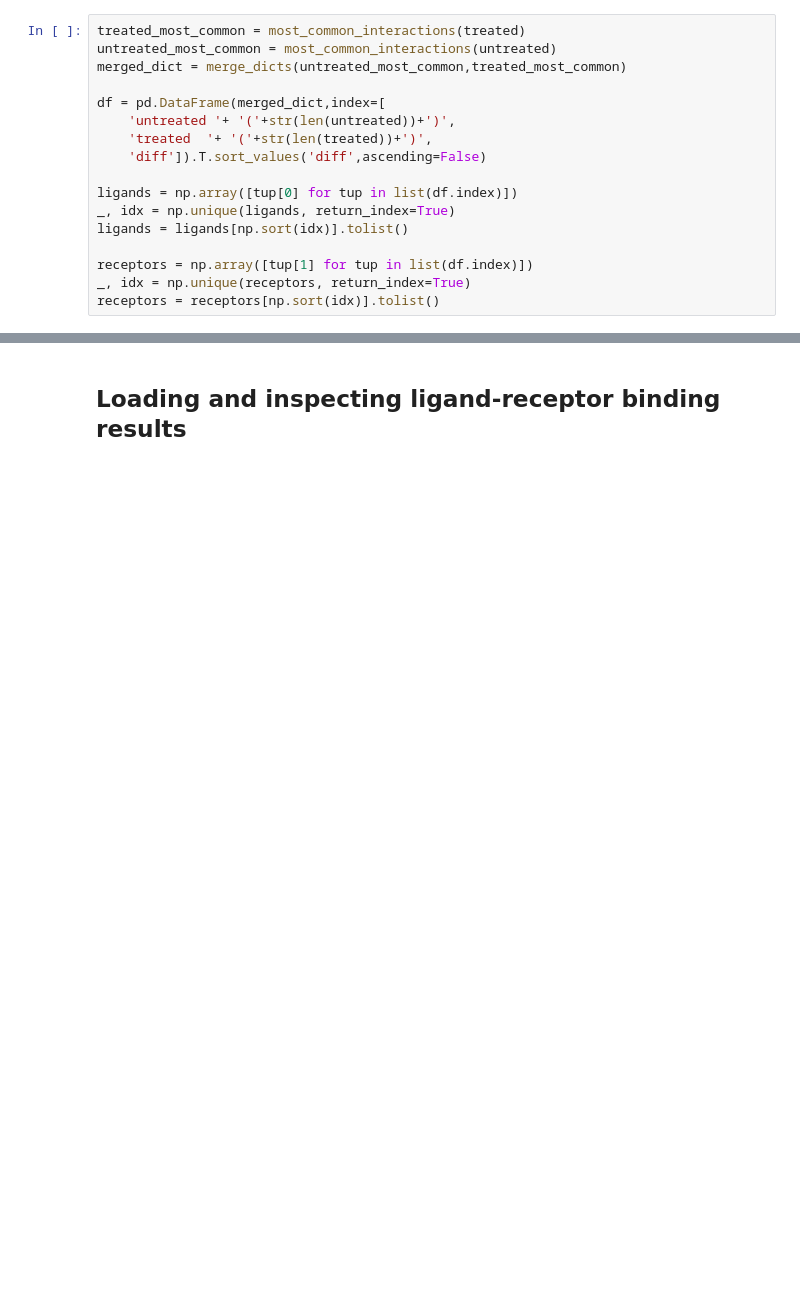
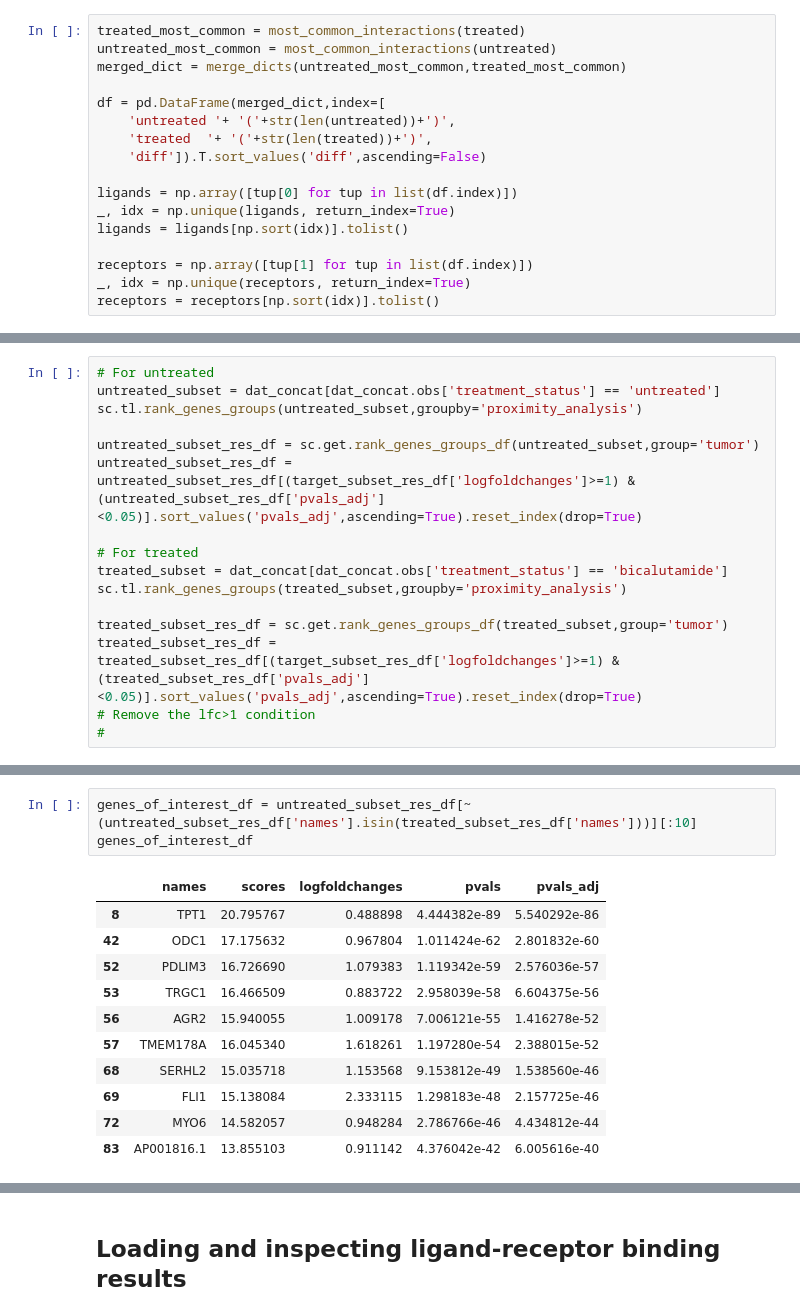
Before and after one commit to akiviaho/spatial, a Jupyter notebook: notebooks/spatial-ligand-receptor-analyses.ipynb, the cells around one changed output, grey strips where cells are left out. Saved outputs shown, nothing was run; the diff lists cells and outputs as text; blank space fills up the shorter version.

```diff
--- a/notebooks/spatial-ligand-receptor-analyses.ipynb
+++ b/notebooks/spatial-ligand-receptor-analyses.ipynb
@@ -347,0 +392,16 @@ target_subset_res_df[target_subset_res_df['names'].isin(receptors)]
+# %%
+# For untreated
+untreated_subset = dat_concat[dat_concat.obs['treatment_status'] == 'untreated']
+sc.tl.rank_genes_groups(untreated_subset,groupby='proximity_analysis')
+
+untreated_subset_res_df = sc.get.rank_genes_groups_df(untreated_subset,group='tumor')
+untreated_subset_res_df = untreated_subset_res_df[(target_subset_res_df['logfoldchanges']>=1) &(untreated_subset_res_df['pvals_adj']<0.05)].sort_values('pvals_adj',ascending=True).reset_index(drop=True)
+
+# For treated
+treated_subset = dat_concat[dat_concat.obs['treatment_status'] == 'bicalutamide']
+sc.tl.rank_genes_groups(treated_subset,groupby='proximity_analysis')
+
+treated_subset_res_df = sc.get.rank_genes_groups_df(treated_subset,group='tumor')
+treated_subset_res_df = treated_subset_res_df[(target_subset_res_df['logfoldchanges']>=1) &(treated_subset_res_df['pvals_adj']<0.05)].sort_values('pvals_adj',ascending=True).reset_index(drop=True)
+# Remove the lfc>1 condition
+#
@@ -347,0 +411,15 @@ target_subset_res_df[target_subset_res_df['names'].isin(receptors)]
+# %%
+genes_of_interest_df = untreated_subset_res_df[~(untreated_subset_res_df['names'].isin(treated_subset_res_df['names']))][:10]
+genes_of_interest_df
+# %% [output]
+|  | names | scores | logfoldchanges | pvals | pvals_adj |
+| 8 | TPT1 | 20.795767 | 0.488898 | 4.444382e-89 | 5.540292e-86 |
+| 42 | ODC1 | 17.175632 | 0.967804 | 1.011424e-62 | 2.801832e-60 |
+| 52 | PDLIM3 | 16.726690 | 1.079383 | 1.119342e-59 | 2.576036e-57 |
+| 53 | TRGC1 | 16.466509 | 0.883722 | 2.958039e-58 | 6.604375e-56 |
+| 56 | AGR2 | 15.940055 | 1.009178 | 7.006121e-55 | 1.416278e-52 |
+| 57 | TMEM178A | 16.045340 | 1.618261 | 1.197280e-54 | 2.388015e-52 |
+| 68 | SERHL2 | 15.035718 | 1.153568 | 9.153812e-49 | 1.538560e-46 |
+| 69 | FLI1 | 15.138084 | 2.333115 | 1.298183e-48 | 2.157725e-46 |
+| 72 | MYO6 | 14.582057 | 0.948284 | 2.786766e-46 | 4.434812e-44 |
+| 83 | AP001816.1 | 13.855103 | 0.911142 | 4.376042e-42 | 6.005616e-40 |
```
Also changed, not shown: parts of 23 cells of this notebook.
